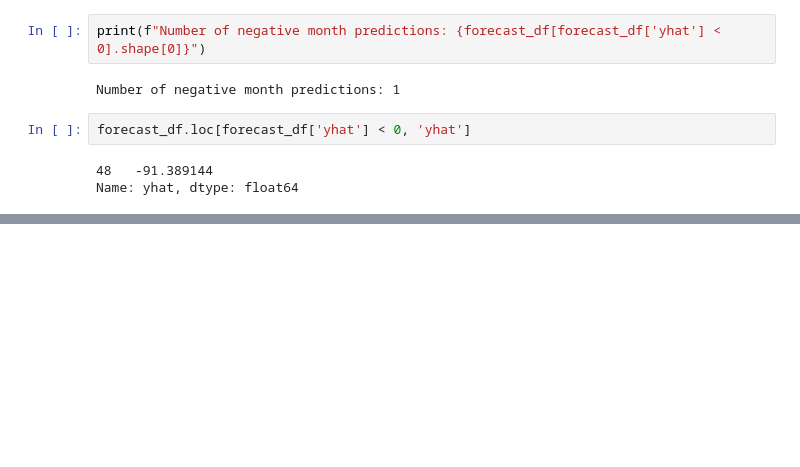
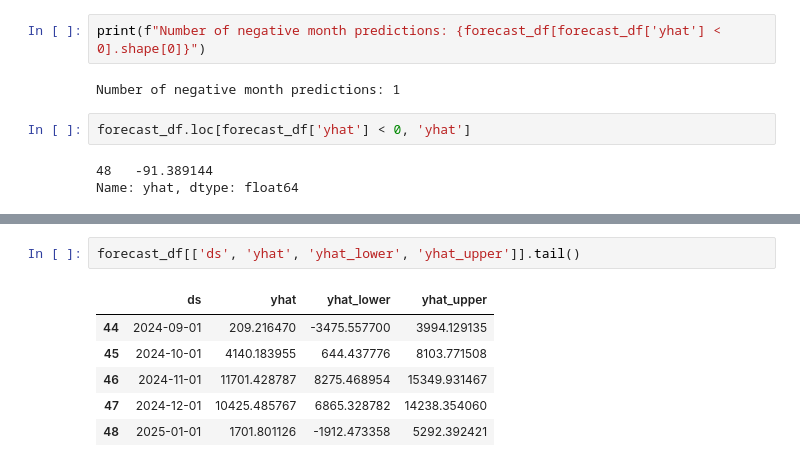
Before and after one commit to yubenjamin2022/UCLAStatsM148, a Jupyter notebook: prophet_model.ipynb, the cells around one changed output, grey strips where cells are left out. Cells and saved outputs as stored; diff of their text form; blank space fills up the shorter version.

```diff
--- a/prophet_model.ipynb
+++ b/prophet_model.ipynb
@@ -129,0 +158,9 @@ plt.show()
+# %%
+forecast_df[['ds', 'yhat', 'yhat_lower', 'yhat_upper']].tail()
+# %% [output]
+|  | ds | yhat | yhat_lower | yhat_upper |
+| 44 | 2024-09-01 | 209.216470 | -3475.557700 | 3994.129135 |
+| 45 | 2024-10-01 | 4140.183955 | 644.437776 | 8103.771508 |
+| 46 | 2024-11-01 | 11701.428787 | 8275.468954 | 15349.931467 |
+| 47 | 2024-12-01 | 10425.485767 | 6865.328782 | 14238.354060 |
+| 48 | 2025-01-01 | 1701.801126 | -1912.473358 | 5292.392421 |
```
Also changed, not shown: parts of 14 cells of this notebook.
